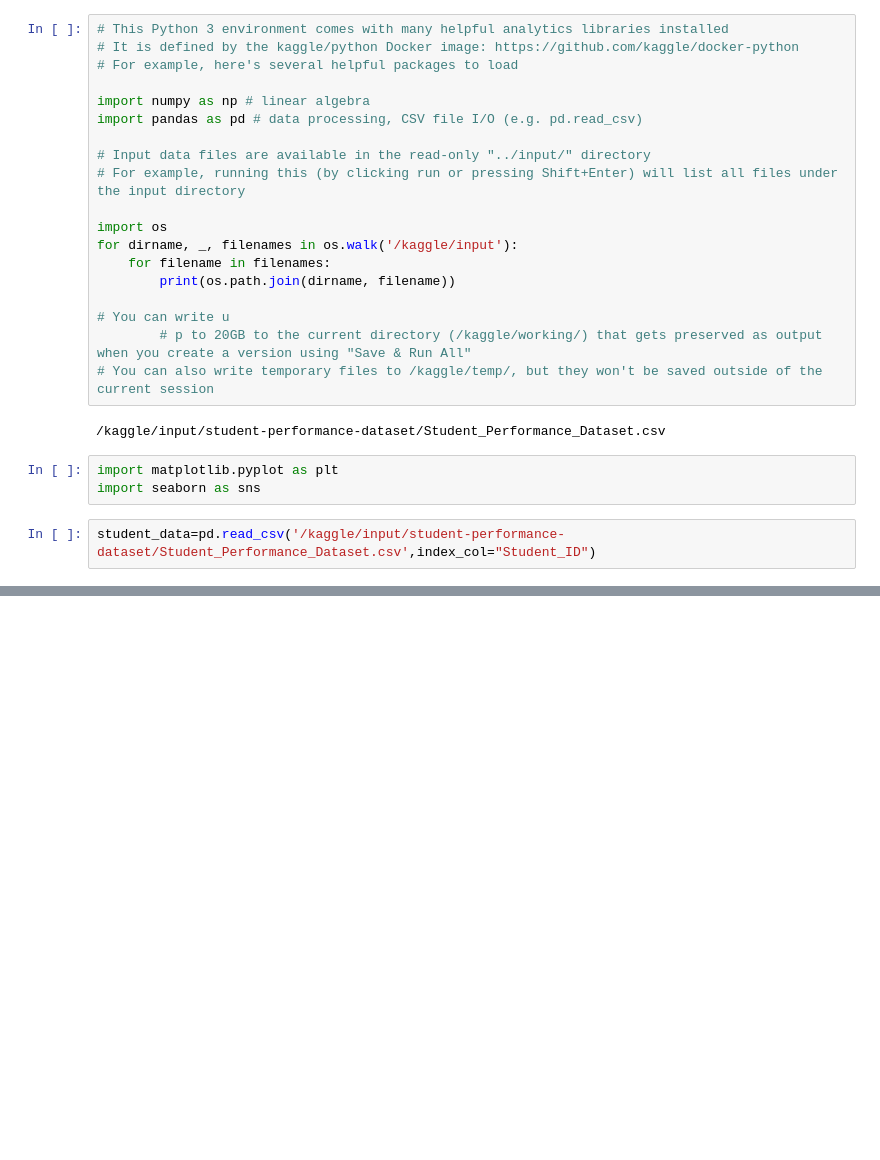
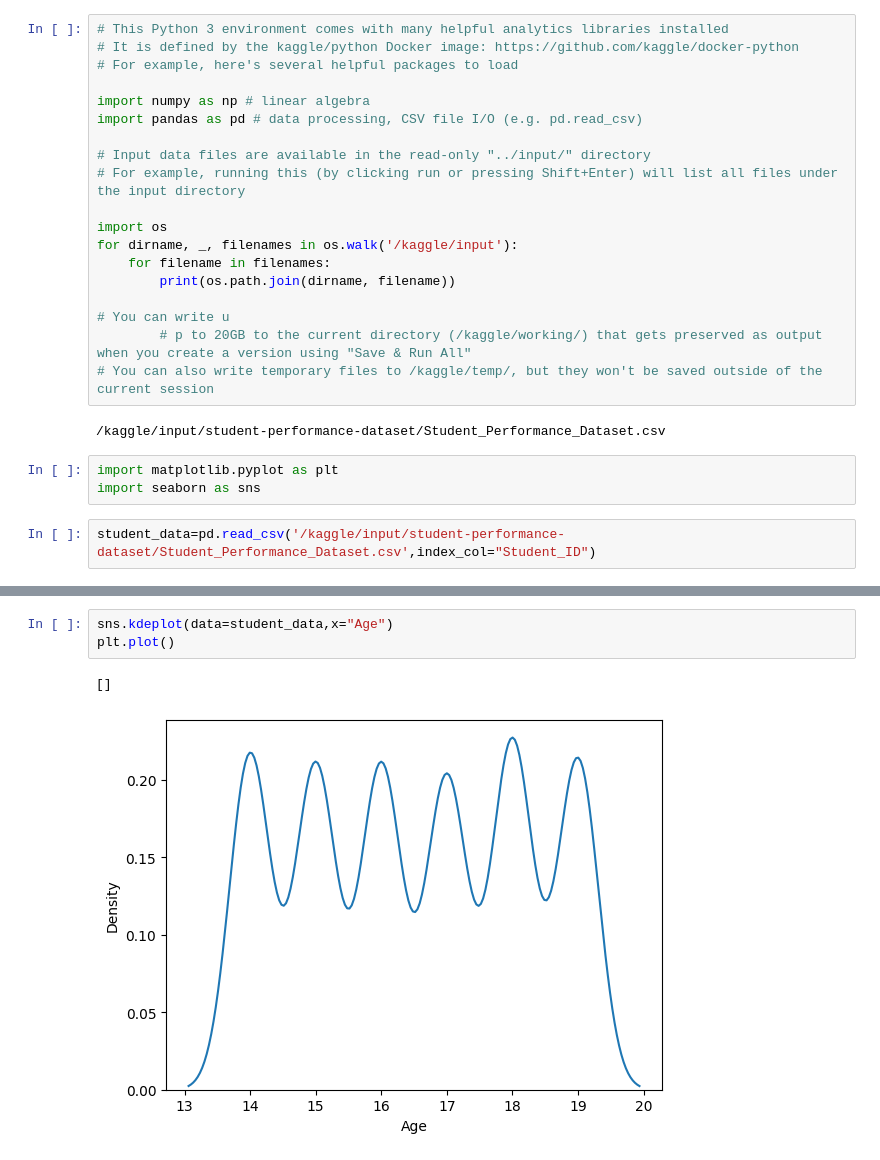
Before and after one commit to SagunBastola/Student_Performance_Dataset, a Jupyter notebook: exploratory-data-analylsis.ipynb, the cells around one changed output, grey strips where cells are left out. Cells and saved outputs as stored; diff of their text form; blank space fills up the shorter version.

```diff
--- a/exploratory-data-analylsis.ipynb
+++ b/exploratory-data-analylsis.ipynb
@@ -45,0 +117,6 @@ student_data
+# %%
+sns.kdeplot(data=student_data,x="Age")
+plt.plot()
+# %% [output]
+[]
+[figure, added]
```
Also changed, not shown: parts of 20 cells of this notebook.
